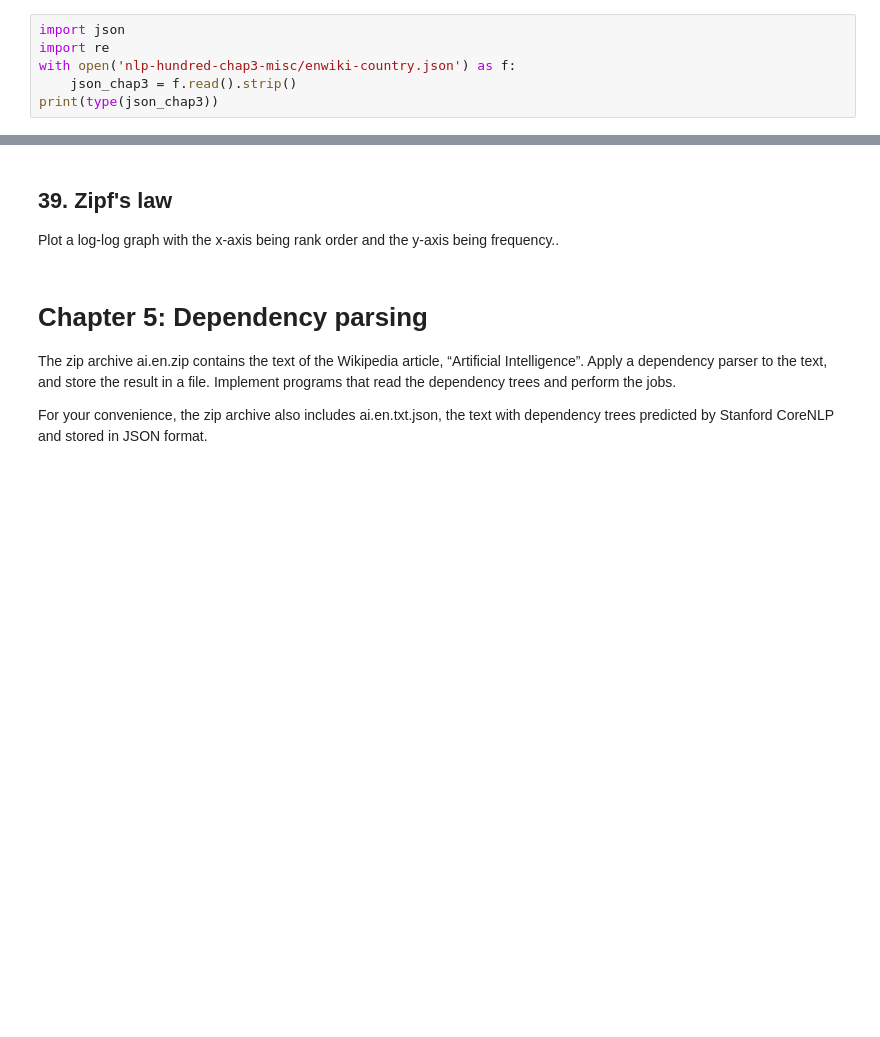
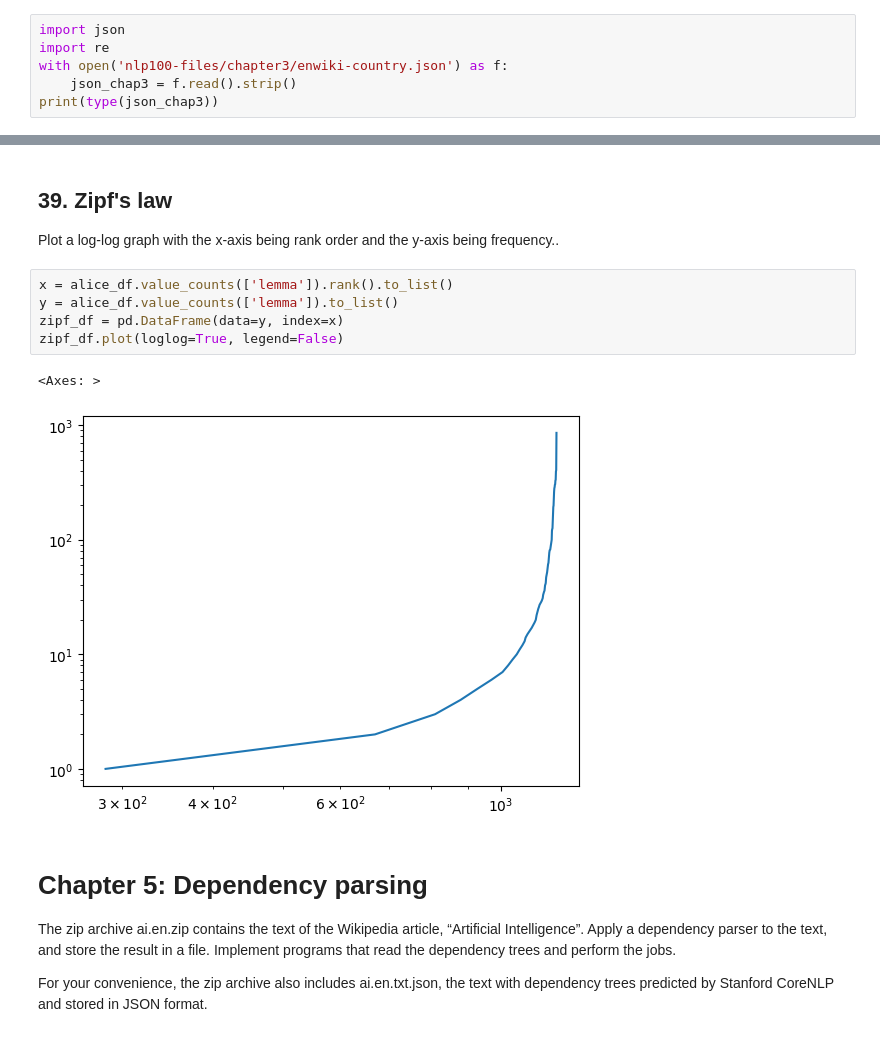
Before and after one commit to rizstwn/llm-learning, a Jupyter notebook: nlp-hundred-exercise.ipynb, the cells around one changed output, grey strips where cells are left out. Cells and saved outputs as stored; diff of their text form; blank space fills up the shorter version.

Commit message:
finish chapter 4

```diff
--- a/nlp-hundred-exercise.ipynb
+++ b/nlp-hundred-exercise.ipynb
@@ -603,7 +603,7 @@ Read the JSON documents and output the body of the article about the United King
 # %%
 import json
 import re
-with open('nlp-hundred-chap3-misc/enwiki-country.json') as f:
+with open('nlp100-files/chapter3/enwiki-country.json') as f:
     json_chap3 = f.read().strip()
 print(type(json_chap3))
 # %% [output]
@@ -770,6 +994,14 @@ Draw a histogram of word frequency (x-axis is a scalar range representing a freq
 ## 39. Zipf's law
 
 Plot a log-log graph with the x-axis being rank order and the y-axis being frequency..
+# %%
+x = alice_df.value_counts(['lemma']).rank().to_list()
+y = alice_df.value_counts(['lemma']).to_list()
+zipf_df = pd.DataFrame(data=y, index=x)
+zipf_df.plot(loglog=True, legend=False)
+# %% [output]
+<Axes: >
+[figure, added]
 # %% [markdown]
 # Chapter 5: Dependency parsing
 
```
Also changed, not shown: parts of 18 cells of this notebook.
